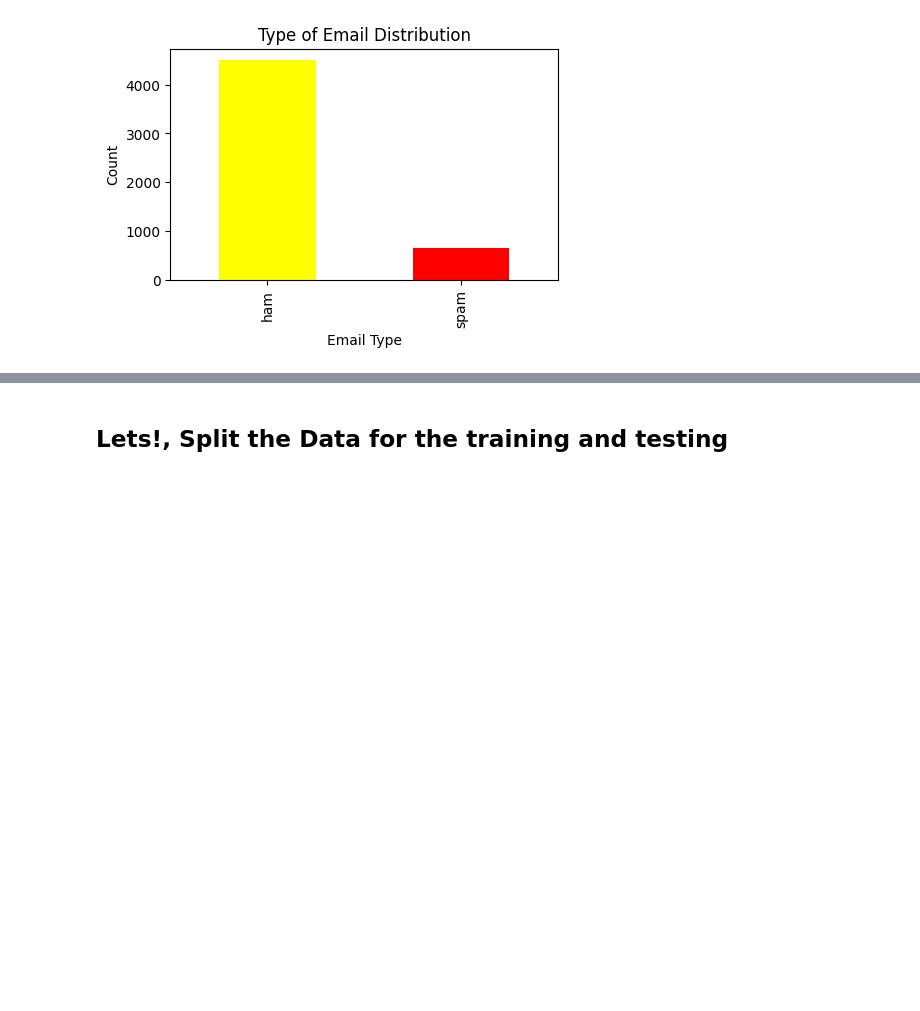
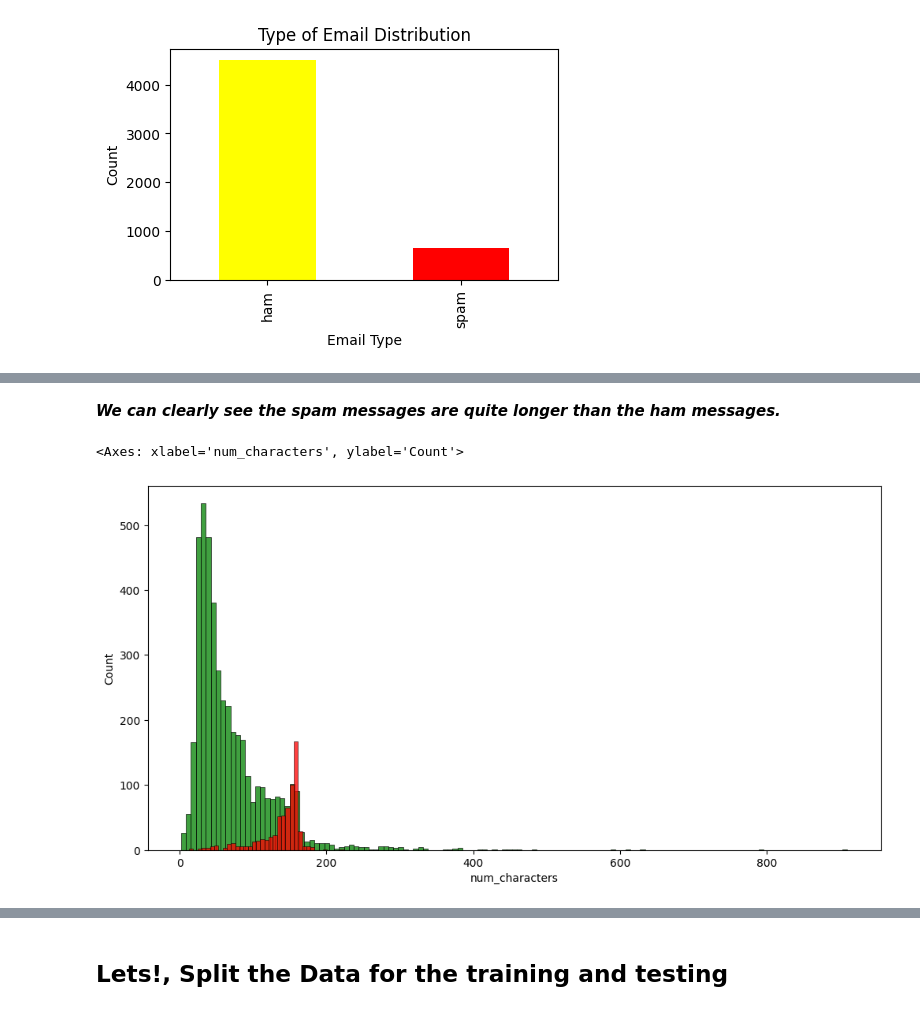
Before and after one commit to FaizaAli-DS/Spam_SMS-Email_Detection_CodSoft-_T1, a Jupyter notebook: Spam_SMS_Detection_CodSoft__T2.ipynb, the cells around one changed output, grey strips where cells are left out. Cells and saved outputs as stored; diff of their text form; code cells hidden in the pictures; blank space fills up the shorter version.

```diff
--- a/Spam_SMS_Detection_CodSoft__T2.ipynb
+++ b/Spam_SMS_Detection_CodSoft__T2.ipynb
@@ -132,0 +259,10 @@ plt.show()
+# %% [markdown]
+***We can clearly see the spam messages are quite longer than the ham messages.***
+# %%
+#for characters plot a graph
+plt.figure(figsize=(12,6))
+sns.histplot(train_data[train_data['Email_Type']=='ham']['num_characters'],color='green')
+sns.histplot(train_data[train_data['Email_Type']=='spam']['num_characters'],color = 'red')
+# %% [output]
+<Axes: xlabel='num_characters', ylabel='Count'>
+[figure, added]
```
Also changed, not shown: parts of 76 cells of this notebook.
